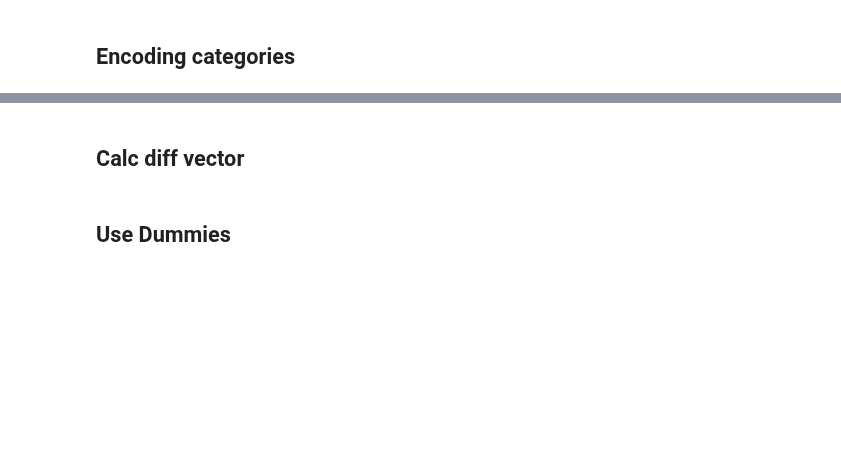
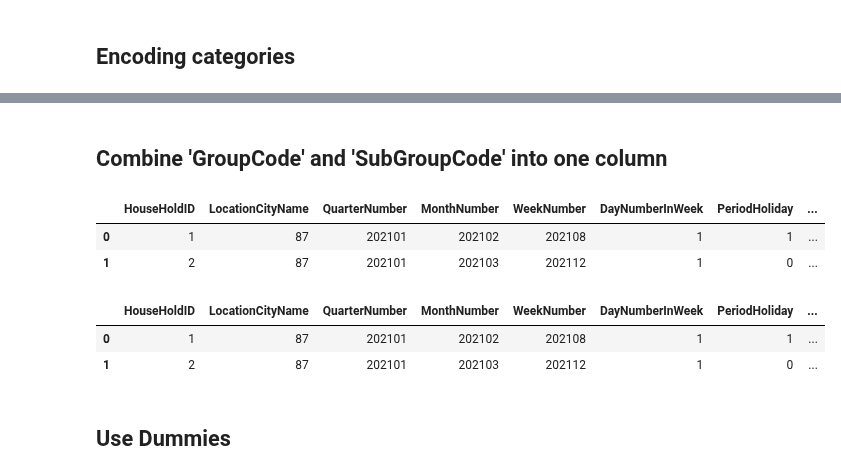
Before and after one commit to DanielKorenDataScience/ClassificationProject, a Jupyter notebook: Classification_Project_Shufersal.ipynb, the cells around one changed output, grey strips where cells are left out. Saved outputs shown, nothing was run; the diff lists cells and outputs as text; code cells hidden in the pictures; blank space fills up the shorter version.

```diff
--- a/Classification_Project_Shufersal.ipynb
+++ b/Classification_Project_Shufersal.ipynb
@@ -95,2 +203,0 @@ if RAW:
-# %% [markdown]
-## Calc diff vector
@@ -100,17 +204,19 @@ if RAW:
-# %%
-if RAW:
-  for col in ['DepartmentCode', 'CategoryCode', 'GroupCode', 'SubGroupCode',
-       'CompoundID', 'ParentProductNumber', 'BrandIndDesc',
-       'VendorNumber', 'UnitOfMeasure', 'Price', 'NetSaleNoVatPrdLast3Months', 'Energy', 'Pachmema',
-       'Natran', 'Helbon', 'Shuman', 'ShumanRavuy', 'ShumanTrans', 'Colastrol',
-       'SivimTzunatim', 'CafiotSucar', 'QuantSale', 'cntMonths', 'DiscountPerUnit']:
-    df[col + 'Diff'] = df[col] - df[col + 'Subs']
-# %%
-if RAW:
-  for col in ['DepartmentCode', 'CategoryCode', 'GroupCode', 'SubGroupCode',
-       'CompoundID', 'ParentProductNumber', 'VendorNumber', 'BrandIndDesc']:
-    df[col + 'Diff'] = (df[col + 'Diff'] != 0)
-    df[col + 'Diff'] = enc.fit_transform(df[col + 'Diff'])
+# %% [markdown]
+## Combine 'GroupCode' and 'SubGroupCode' into one column
+# %%
+if RAW:
+  d(df.head(2))
+  df.GroupCode = df.GroupCode * 10 + df.SubGroupCode
+  df.GroupCodeSubs = df.GroupCodeSubs * 10 + df.SubGroupCodeSubs
+  df.drop(['SubGroupCode', 'SubGroupCodeSubs'], axis=1, inplace=True)
+  d(df.head(2))
+# %% [output]
+|  | HouseHoldID | LocationCityName | QuarterNumber | MonthNumber | WeekNumber | DayNumberInWeek | PeriodHoliday | ... |
+| 0 | 1 | 87 | 202101 | 202102 | 202108 | 1 | 1 | ... |
+| 1 | 2 | 87 | 202101 | 202103 | 202112 | 1 | 0 | ... |
+|  | HouseHoldID | LocationCityName | QuarterNumber | MonthNumber | WeekNumber | DayNumberInWeek | PeriodHoliday | ... |
+| 0 | 1 | 87 | 202101 | 202102 | 202108 | 1 | 1 | ... |
+| 1 | 2 | 87 | 202101 | 202103 | 202112 | 1 | 0 | ... |
 # %% [markdown]
 ## Use Dummies
 # %% [markdown]
```
Also changed, not shown: parts of 33 cells of this notebook.
